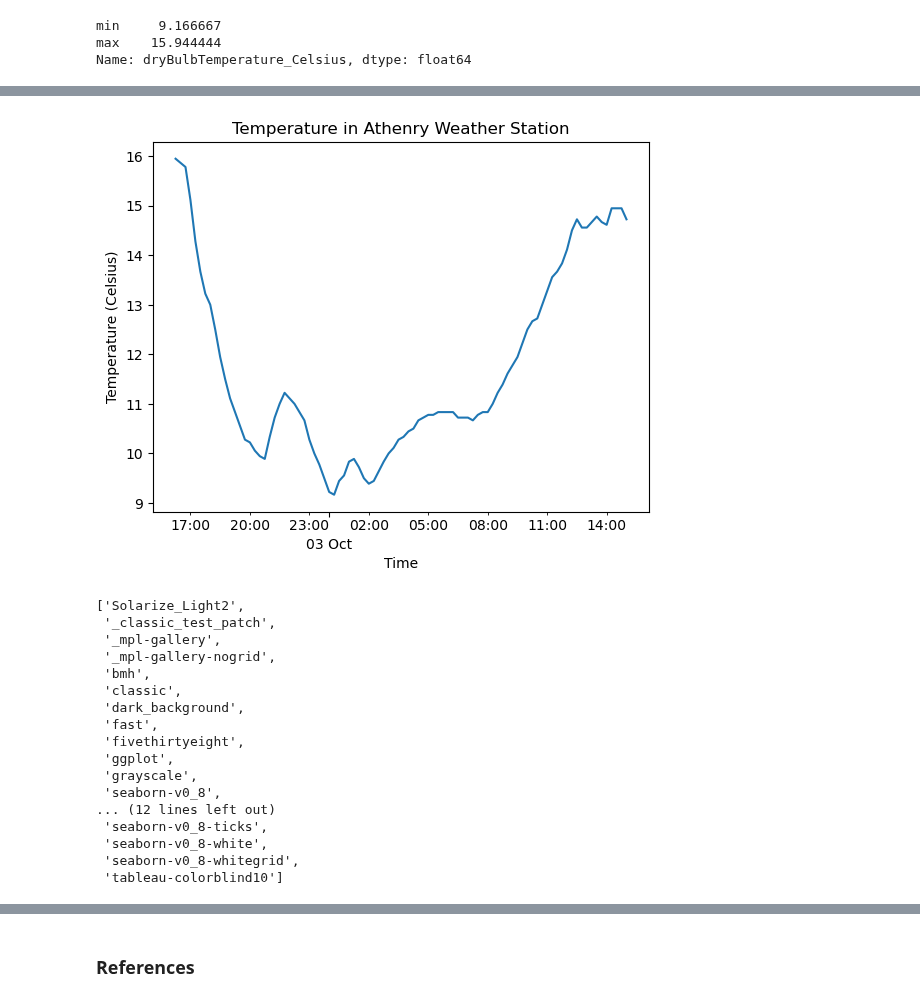
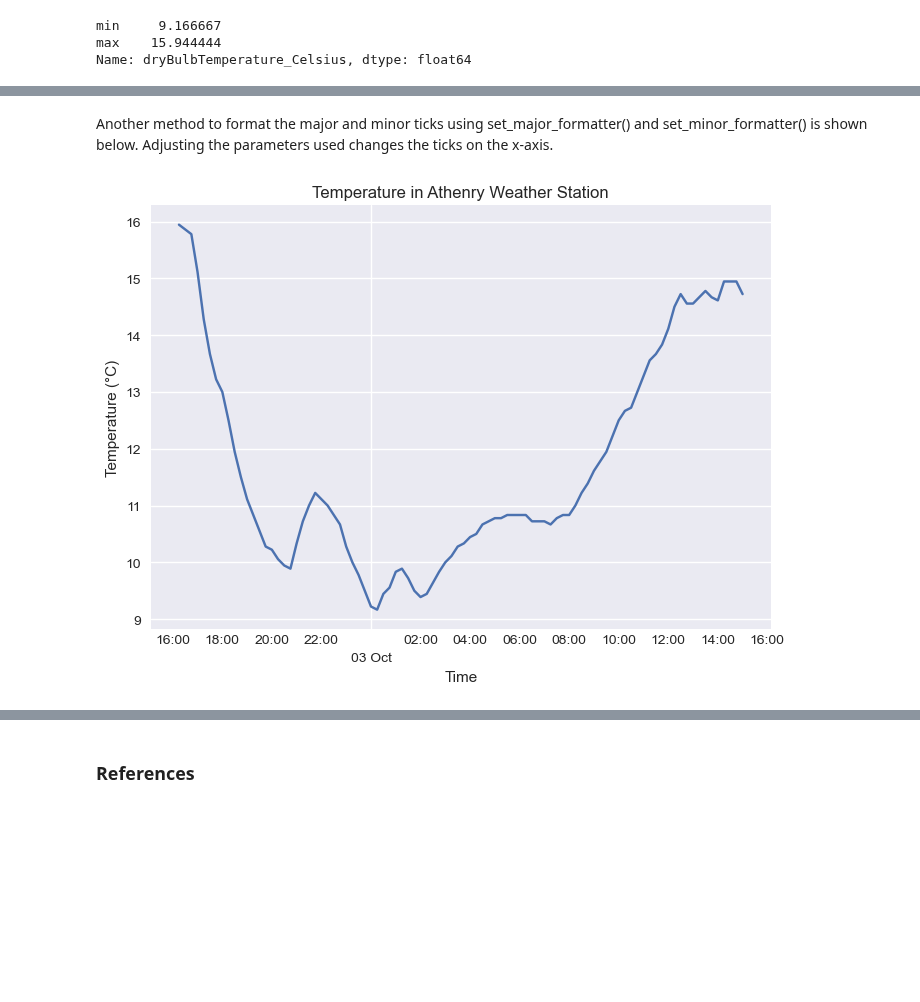
Before and after one commit to IreneKilgannon/PFDA, a Jupyter notebook: PFDA-assignments/assignment2-weather.ipynb, the cells around one changed output, grey strips where cells are left out. Cells and saved outputs as stored; diff of their text form; code cells hidden in the pictures; blank space fills up the shorter version.

Commit message:
updated assignment2-weather, added commentary and set style for plots

```diff
--- a/PFDA-assignments/assignment2-weather.ipynb
+++ b/PFDA-assignments/assignment2-weather.ipynb
@@ -10,10 +13,12 @@ import seaborn as sns
 from matplotlib.dates import DateFormatter
 import datetime as dt
 # %%
-# Read in the csv file, parsing all the columns with dates and times as the datetime datatype.
-# Set the index column to access datetime functionality.
+# Load the csv file, parsing the date column as the datetime datatype.
+# Set the date column as the index.
+# Only the columns required for the task will be loaded.
 df = pd.read_csv("data\weatherreadings1.csv",
-                 parse_dates = ['reportStartDateTime', 'reportEndDateTime', 'localReportEndDateTime', 'createdDateTime'],
-                 index_col=['reportStartDateTime'])
+                usecols = ['reportStartDateTime','dryBulbTemperature_Celsius'],
+                parse_dates = ['reportStartDateTime'],
+                index_col=['reportStartDateTime'])
 # %%
 # Explore the dataset
@@ -57,0 +51,2 @@ what columns are needed? report start and end time are the same.
+# %%
+plt.style.use('seaborn-v0_8')
@@ -58,43 +84,26 @@ what columns are needed? report start and end time are the same.
+# %% [markdown]
+Another method to format the major and minor ticks using set_major_formatter() and set_minor_formatter() is shown below. Adjusting the parameters used changes the ticks on the x-axis.
 # %%
+# Plot the Temperature
 fig, ax = plt.subplots()
 
 plt.plot(df.index, df['dryBulbTemperature_Celsius'])
 
 ax.set(xlabel='Time',
-       ylabel = 'Temperature (Celsius)',
+       ylabel = 'Temperature (°C)',
        title = 'Temperature in Athenry Weather Station')
 
-
+# Turn on minor ticks on x-axis
 ax.tick_params(axis='x', which='minor', bottom=True)
 
 # Minor ticks every 3 hours with the format of Hour:Minute
-ax.xaxis.set_minor_locator(mdates.HourLocator(interval=3))
-ax.xaxis.set_minor_formatter(mdates.DateFormatter('%H:%M'))
+ax.xaxis.set_minor_locator(mdates.HourLocator(interval = 3))
+ax.xaxis.set_minor_formatter(mdates.DateFormatter('%H:%S'))
 
 # Major ticks on a new date
 ax.xaxis.set_major_formatter(mdates.DateFormatter('\n%d %b'))
 ax.xaxis.set_major_locator(mdates.DayLocator(interval = 1))
 
 plt.show()
 # %% [output]
-[figure, old version]
+[figure, new version]
-# %%
-plt.style.available
-# %% [output]
-['Solarize_Light2',
- '_classic_test_patch',
- '_mpl-gallery',
- '_mpl-gallery-nogrid',
- 'bmh',
- 'classic',
- 'dark_background',
- 'fast',
- 'fivethirtyeight',
- 'ggplot',
- 'grayscale',
- 'seaborn-v0_8',
-... (12 lines left out)
- 'seaborn-v0_8-ticks',
- 'seaborn-v0_8-white',
- 'seaborn-v0_8-whitegrid',
- 'tableau-colorblind10']
```
Also changed, not shown: parts of 9 cells of this notebook.
